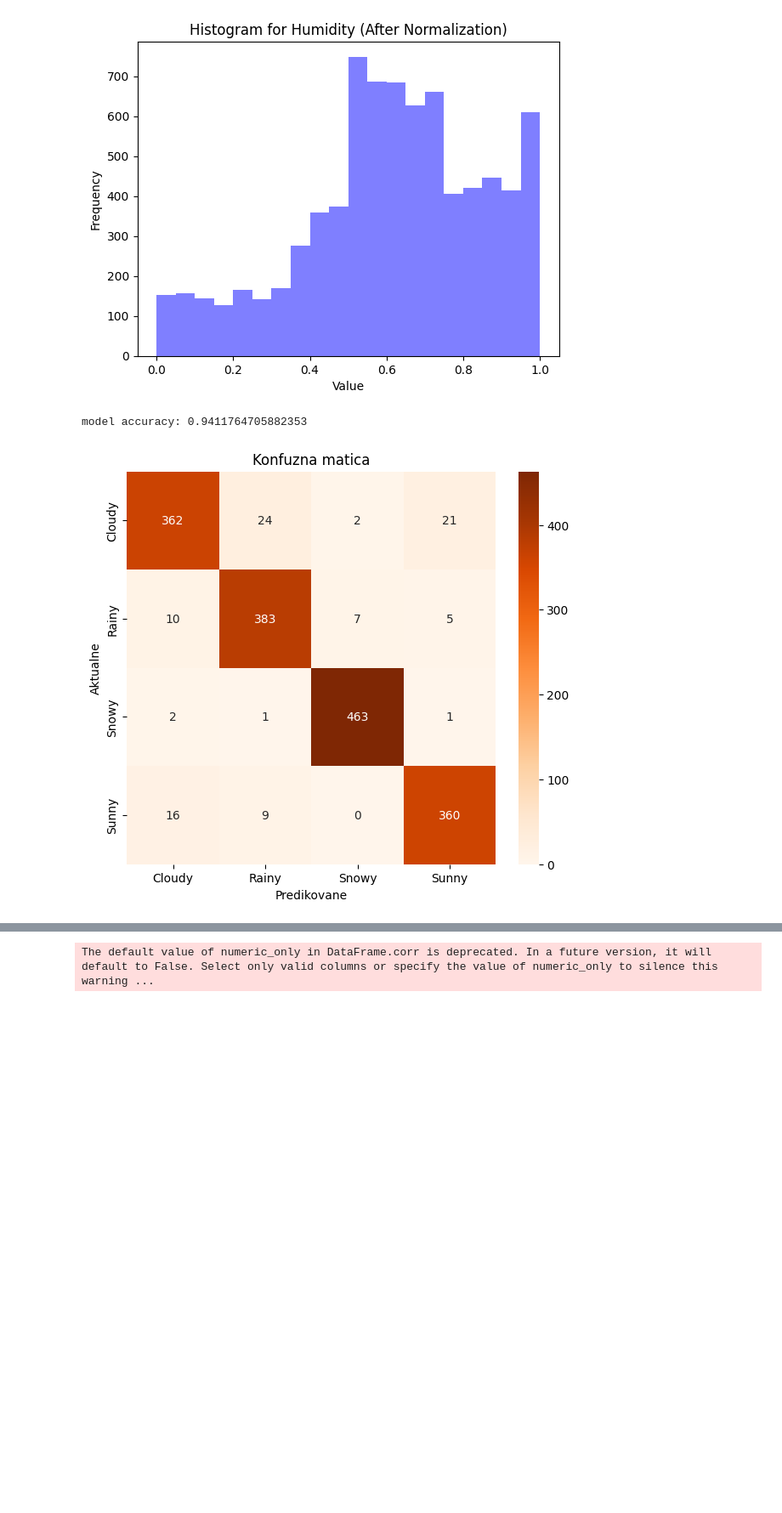
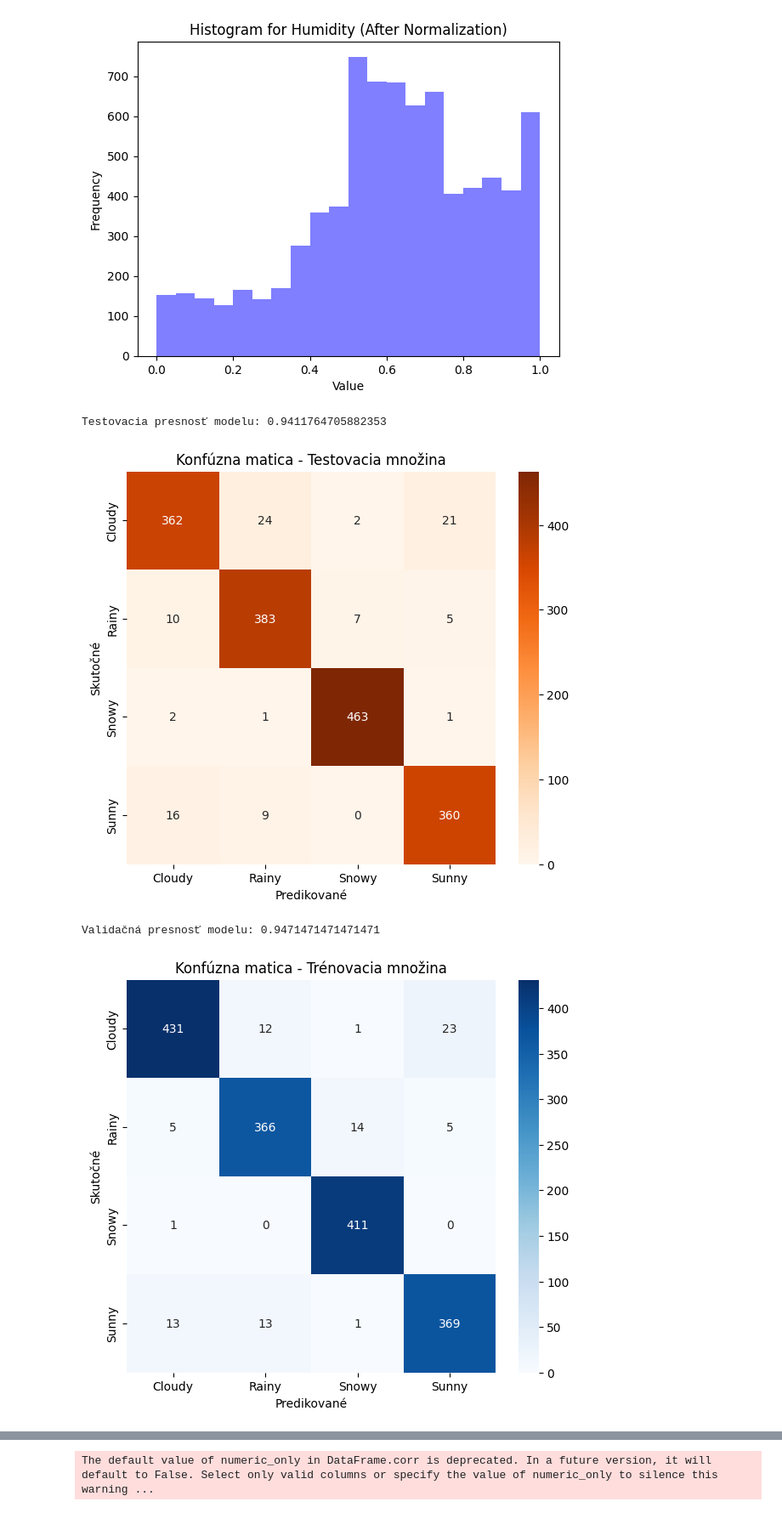
Before and after one commit to Marraff/machine-learning, a Jupyter notebook: preprocessing.ipynb, the cells around one changed output, grey strips where cells are left out. Shown at 85% size. Saved outputs shown, nothing was run; the diff lists cells and outputs as text; code cells hidden in the pictures; blank space fills up the shorter version.

```diff
--- a/preprocessing.ipynb
+++ b/preprocessing.ipynb
@@ -272,25 +283,45 @@ plt.show()
 # %%
 model = LogisticRegression(max_iter=200)
 model.fit(X_train, Y_train)
 
-y_pred = model.predict(X_test)
+# Natrénovanie modelu
+model = LogisticRegression(max_iter=200)
+model.fit(X_train, Y_train)
 
-accurracy = accuracy_score(Y_test, y_pred)
-print(f"model accuracy: {accurracy}")
+# Predikcie pre testovaciu množinu
+y_pred_test = model.predict(X_test)
+test_accuracy = accuracy_score(Y_test, y_pred_test)
+print(f"Testovacia presnosť modelu: {test_accuracy}")
 
-# toto su len testovacie data
-conf_matrix = confusion_matrix(Y_test, y_pred)
+# Konfúzna matica pre testovaciu množinu
+conf_matrix_test = confusion_matrix(Y_test, y_pred_test)
 plt.figure(figsize=(7,6))
-sns.heatmap(conf_matrix, annot=True, fmt='d', cmap='Oranges', xticklabels=model.classes_, yticklabels=model.classes_)
-plt.title("Konfuzna matica")
-plt.xlabel("Predikovane")
-plt.ylabel("Aktualne")
+sns.heatmap(conf_matrix_test, annot=True, fmt='d', cmap='Oranges', xticklabels=model.classes_, yticklabels=model.classes_)
+plt.title("Konfúzna matica - Testovacia množina")
+plt.xlabel("Predikované")
+plt.ylabel("Skutočné")
+plt.show()
+
+# Predikcie pre validačnú množinu
+y_pred_val = model.predict(X_val)
+val_accuracy = accuracy_score(Y_val, y_pred_val)
+print(f"Validačná presnosť modelu: {val_accuracy}")
+
+# Konfúzna matica pre validačnú množinu
+conf_matrix_val = confusion_matrix(Y_val, y_pred_val)
+plt.figure(figsize=(7,6))
+sns.heatmap(conf_matrix_val, annot=True, fmt='d', cmap='Blues', xticklabels=model.classes_, yticklabels=model.classes_)
+plt.title("Konfúzna matica - Trénovacia množina")
+plt.xlabel("Predikované")
+plt.ylabel("Skutočné")
 plt.show()
 
 # 60-20-20 model accuracy: 0.9302937308198159
 # 70-15-15 model accuracy: 0.9298655756867329
 # 50-25-25 model accuracy: 0.9284712482468443
 # 80-10-10 model accuracy: 0.9414941494149415
 # %% [output]
-model accuracy: 0.9411764705882353
+Testovacia presnosť modelu: 0.9411764705882353
-[figure, old version]
+[figure, new version]
+Validačná presnosť modelu: 0.9471471471471471
+[figure, added]
```
Also changed, not shown: parts of 16 cells of this notebook, 12 other files.
